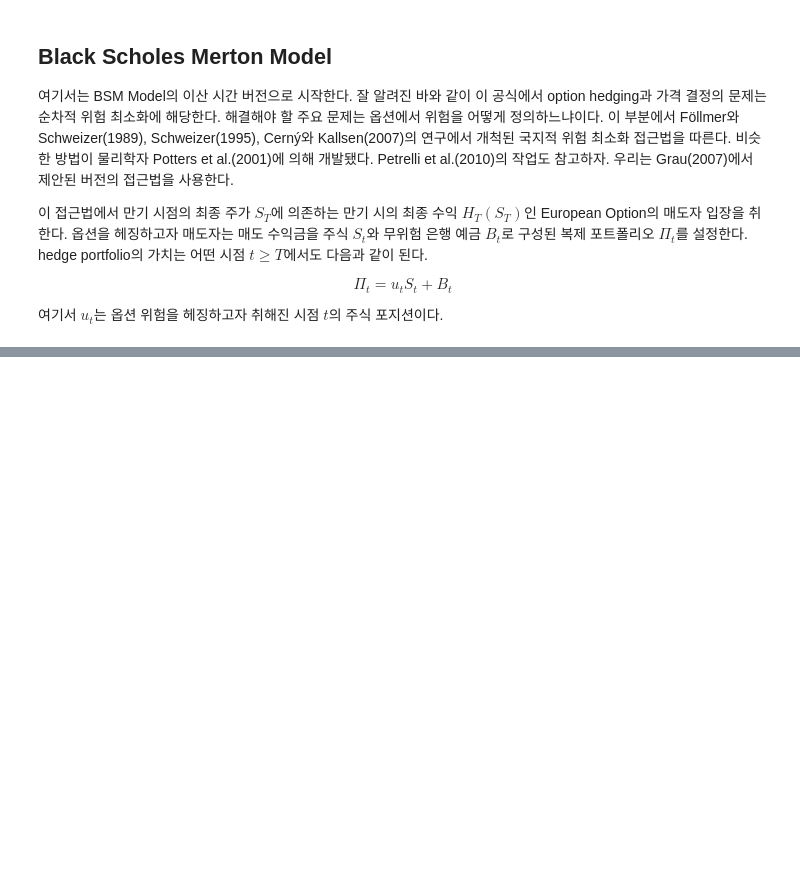
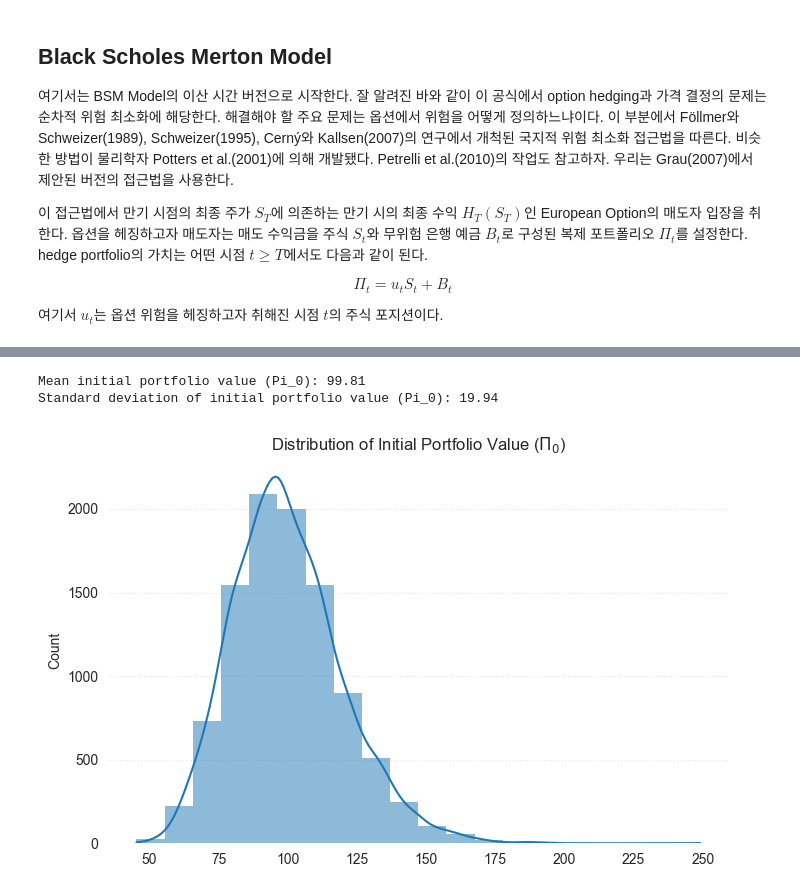
Before and after one commit to Tommylee1013/FinancialDeepLearning, a Jupyter notebook: Notes/ReinforcementLearning/BlackScholesMertonModel.ipynb, the cells around one changed output, grey strips where cells are left out. Cells and saved outputs as stored; diff of their text form; code cells hidden in the pictures; blank space fills up the shorter version.

```diff
--- a/Notes/ReinforcementLearning/BlackScholesMertonModel.ipynb
+++ b/Notes/ReinforcementLearning/BlackScholesMertonModel.ipynb
@@ -10,0 +56,53 @@ $$\Pi_t = u_t S_t + B_t$$
+# %%
+# Hedging strategy: simple delta hedging (placeholder, this needs a strategy)
+u = np.zeros((num_paths, N + 1))
+u[:, -1] = 0  # Final hedge position at T is 0
+# %%
+# Recursive backward evaluation of the hedging portfolio
+B = np.zeros((num_paths, N + 1))
+B[:, -1] = S[:, -1]  # Final condition B_T = S_T
+
+for t in range(N - 1, -1, -1):
+    B[:, t] = np.exp(-r * dt) * (B[:, t + 1] + (u[:, t + 1] - u[:, t]) * S[:, t + 1])
+# %%
+# Calculate Pi_t
+Pi = np.zeros((num_paths, N + 1))
+Pi[:, -1] = S[:, -1]  # Final portfolio value at T
+
+for t in range(N - 1, -1, -1):
+    delta_S = S[:, t + 1] - np.exp(r * dt) * S[:, t]
+    Pi[:, t] = np.exp(-r * dt) * (Pi[:, t + 1] - u[:, t] * delta_S)
+# %%
+# Calculate the initial portfolio distribution
+Pi_0_distribution = Pi[:, 0]
+# %%
+# Print the results
+mean_Pi_0 = np.mean(Pi_0_distribution)
+std_Pi_0 = np.std(Pi_0_distribution)
+
+print(f"Mean initial portfolio value (Pi_0): {mean_Pi_0:.2f}")
+print(f"Standard deviation of initial portfolio value (Pi_0): {std_Pi_0:.2f}")
+# %% [output]
+Mean initial portfolio value (Pi_0): 99.81
+Standard deviation of initial portfolio value (Pi_0): 19.94
+# %%
+import matplotlib.pyplot as plt
+import seaborn as sns
+import warnings
+warnings.filterwarnings("ignore")
+
+fig, ax = plt.subplots(figsize = (8, 5))
+sns.histplot(
+    Pi_0_distribution, bins = 20,
+    edgecolor = 'none',
+    kde = True,
+    ax = ax
+)
+for spine in ax.spines.values():
+    spine.set_visible(False)
+ax.grid(False)
+ax.yaxis.grid(True, ls = ':', alpha = 0.5)
+plt.title(r'Distribution of Initial Portfolio Value ($\Pi_0$)')
+plt.show()
+# %% [output]
+[figure, added]
```
Also changed, not shown: parts of 13 cells of this notebook, 1 other file.
